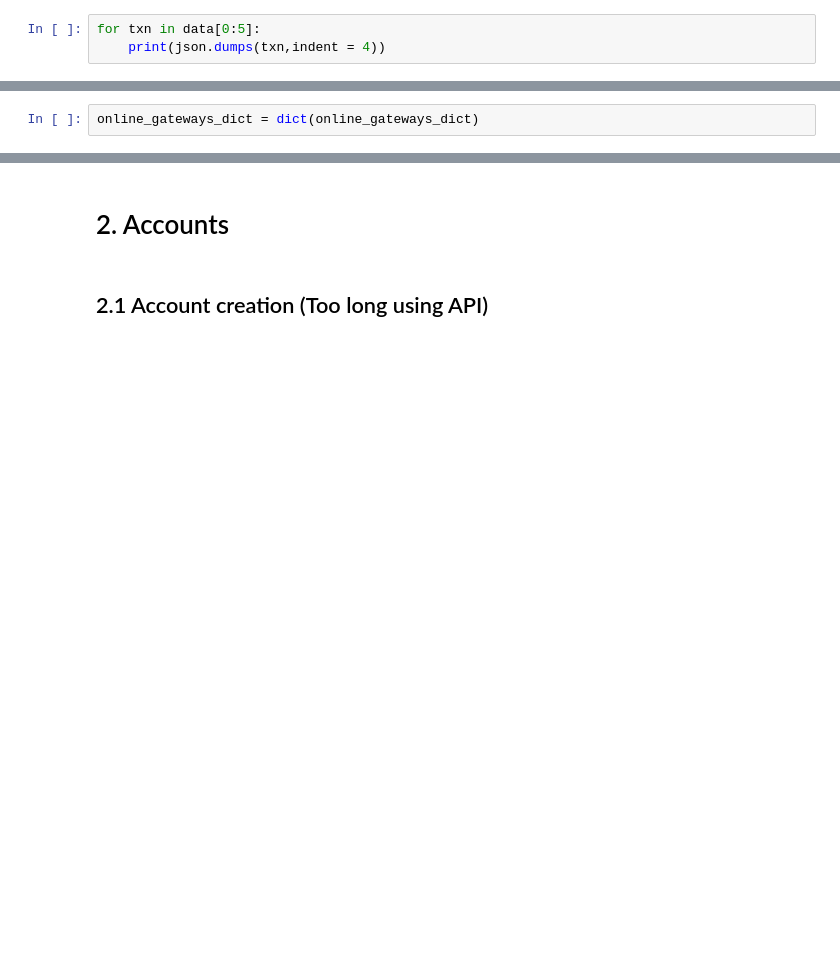
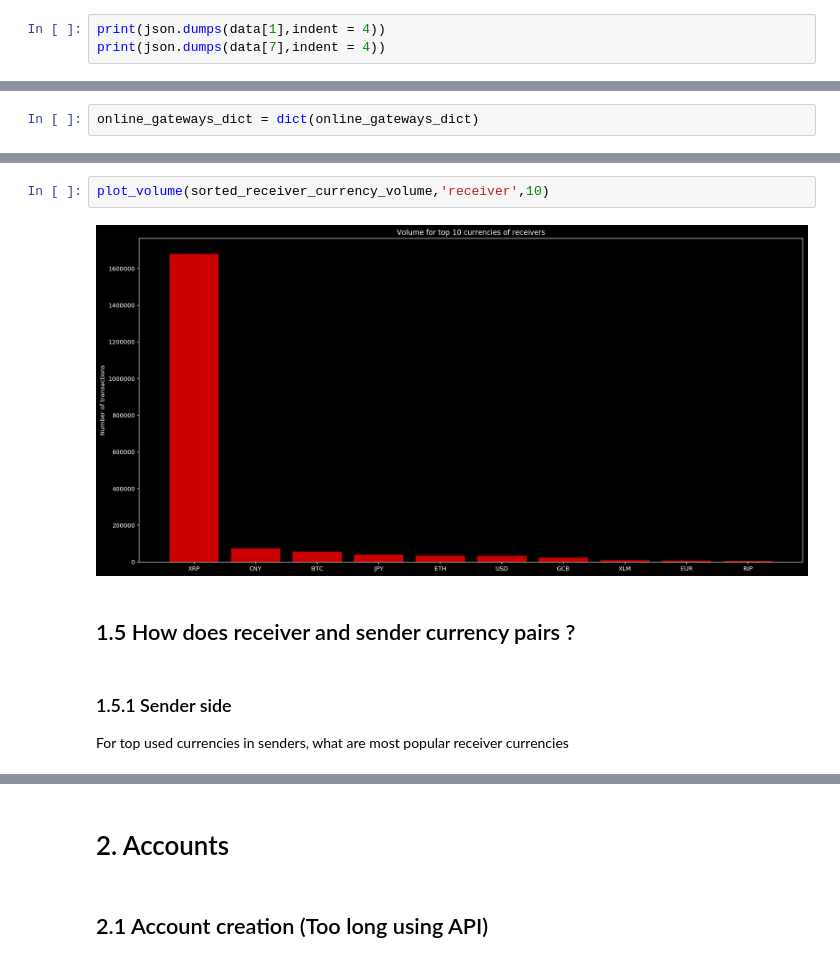
Before and after one commit to dedis/student_19_ripple-locality, a Jupyter notebook: ripple_analysis/ripple_analysis.ipynb, the cells around one changed output, grey strips where cells are left out. Cells and saved outputs as stored; diff of their text form; blank space fills up the shorter version.

```diff
--- a/ripple_analysis/ripple_analysis.ipynb
+++ b/ripple_analysis/ripple_analysis.ipynb
@@ -39,5 +83,5 @@ with open('final_txs_2017.json') as f:
 # %%
-for txn in data[0:5]:
-    print(json.dumps(txn,indent = 4))
+print(json.dumps(data[1],indent = 4))
+print(json.dumps(data[7],indent = 4))
 # %% [output]
 {
@@ -209,0 +296,9 @@ There are 20 currency that appears in direct payments that are not offered by on
+# %%
+plot_volume(sorted_receiver_currency_volume,'receiver',10)
+# %% [output]
+[figure, added]
+# %% [markdown]
+## 1.5 How does receiver and sender currency pairs ?
+# %% [markdown]
+### 1.5.1 Sender side
+For top used currencies in senders, what are most popular receiver currencies
```
Also changed, not shown: parts of 69 cells of this notebook.
